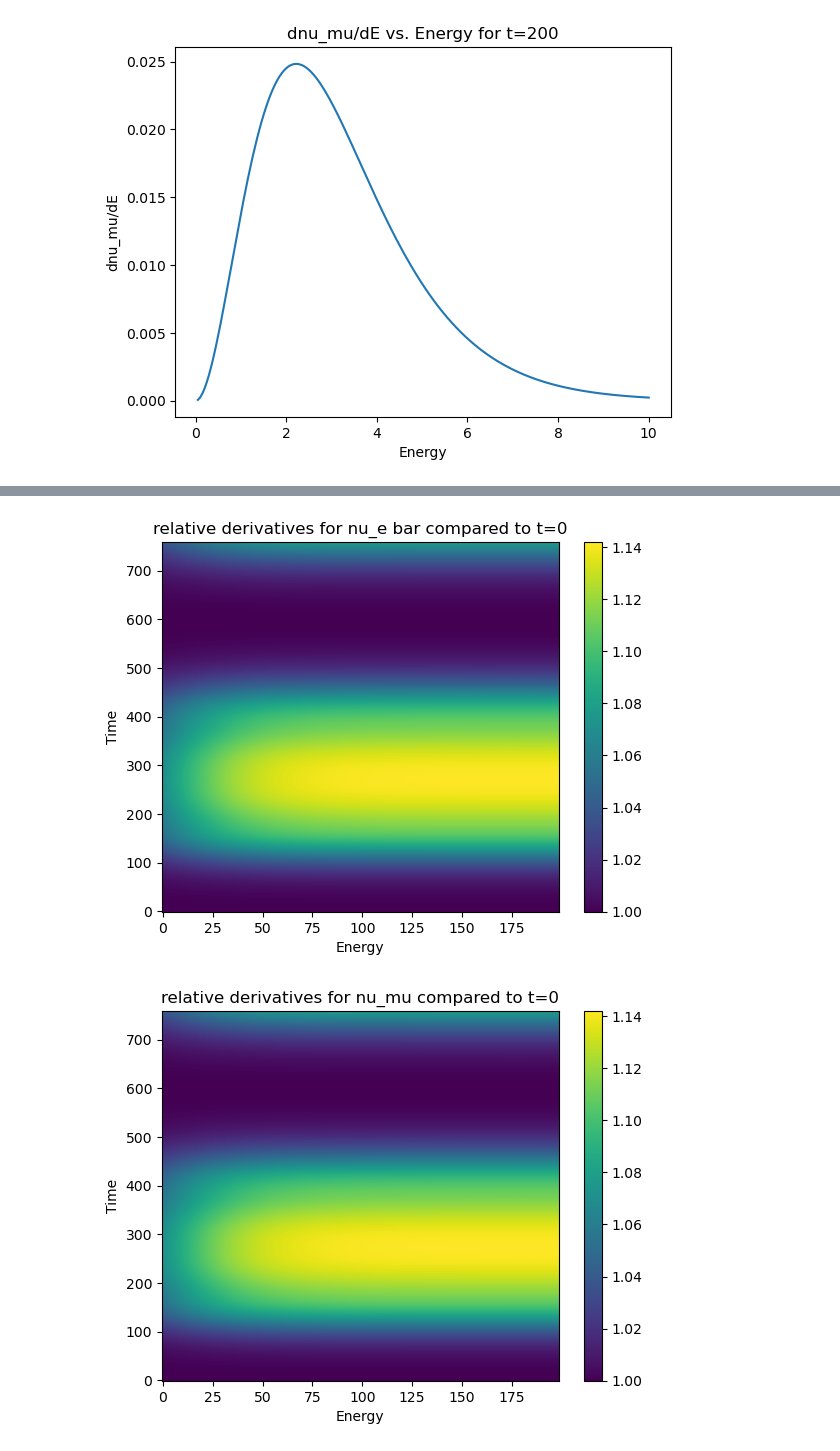
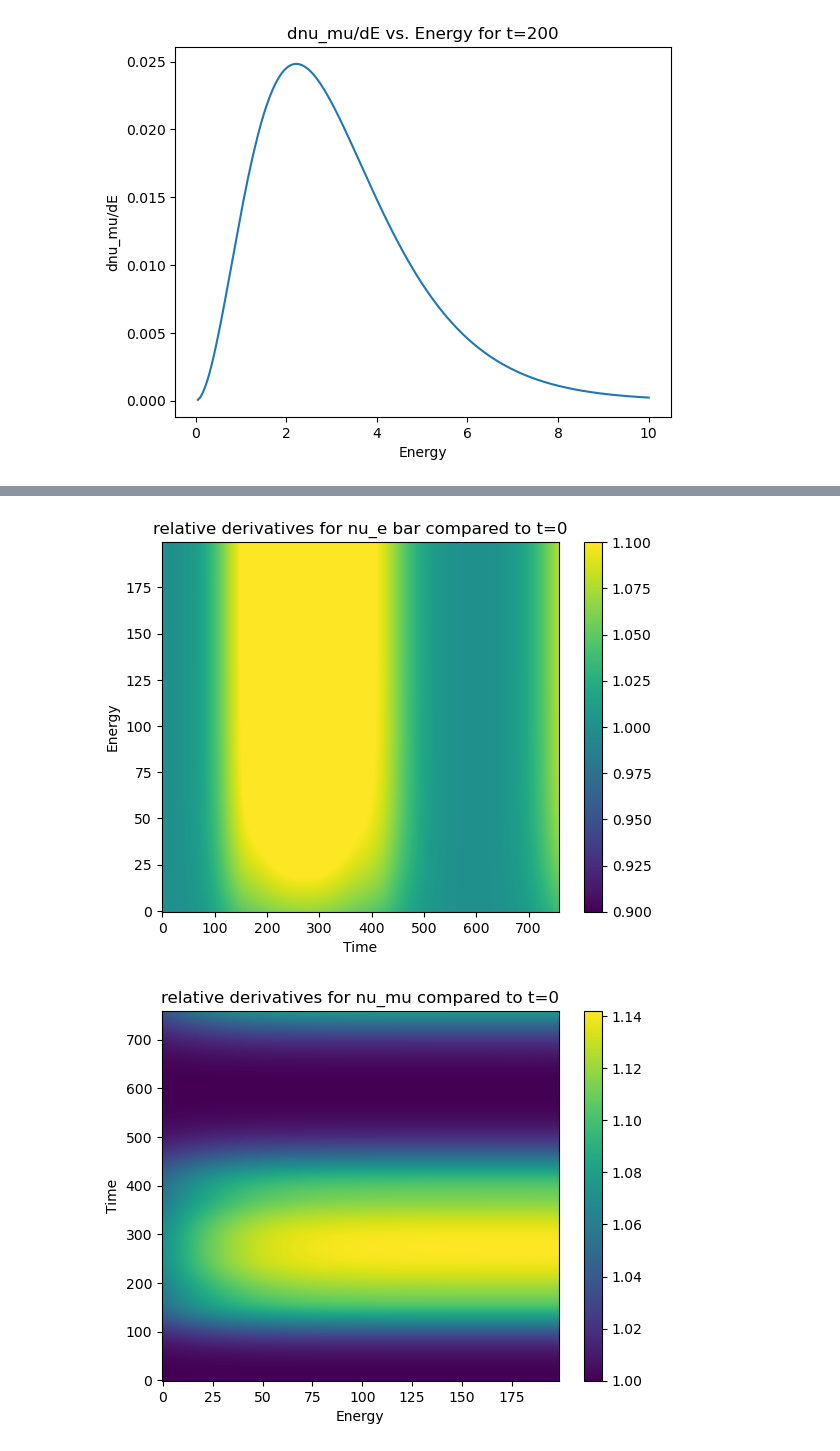
Before and after one commit to nuLABatUSD/QKESolve, a Jupyter notebook: 2.13.24.ipynb, the cells around one changed output, grey strips where cells are left out. Drawn from its saved outputs; the diff is of its cells as text; code cells hidden in the pictures.

Commit message:
modified graphs to use functions and de hard code

```diff
--- a/2.13.24.ipynb
+++ b/2.13.24.ipynb
@@ -87,9 +73,9 @@ plot_dnumu_dE(nu3D, 200, False)
 # %%
 def color_map(c, title):
     plt.figure()
-    plt.imshow(c[:,1:],origin='lower',aspect='auto')
-    plt.xlabel("Energy")
-    plt.ylabel("Time")
+    plt.imshow(c[:,1:],origin='lower',vmin=0.9,vmax=1.1,aspect='auto',extent=time)
+    plt.xlabel("Time")
+    plt.ylabel("Energy")
     plt.title(title)
     plt.colorbar()
     plt.show()
@@ -100,4 +86,4 @@ def create_c(function, data):
         initial = function(E[j+1], data[0,j,0], data[0,j,3])
         for i in range(len(data)):
             c[i,j] = function(E[j+1], data[i,j,0], data[i,j,3]) / initial
-    return c
+    return c.T
@@ -121,5 +117,6 @@ for j in range(len(E[1:])):
 # %%
 #color map for relative derivative value for dn_numubar
+c2 = create_c(dnue_dE, nubar3D)
 color_map(c2, "relative derivatives for nu_e bar compared to t=0")
 # %% [output]
-[figure, old version]
+[figure, new version]
```
Also changed, not shown: parts of 10 cells of this notebook.
